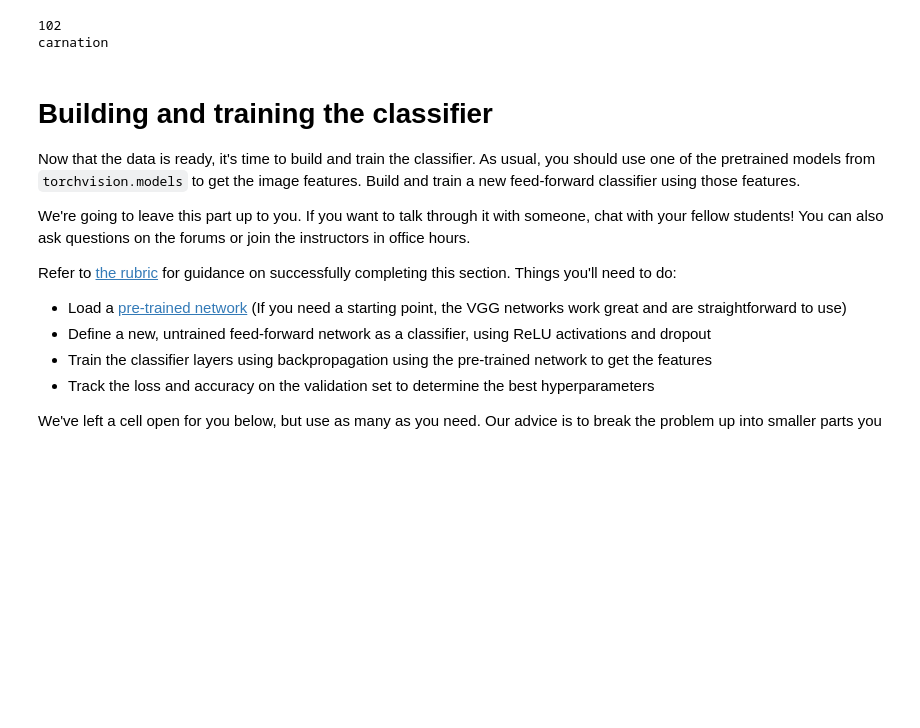
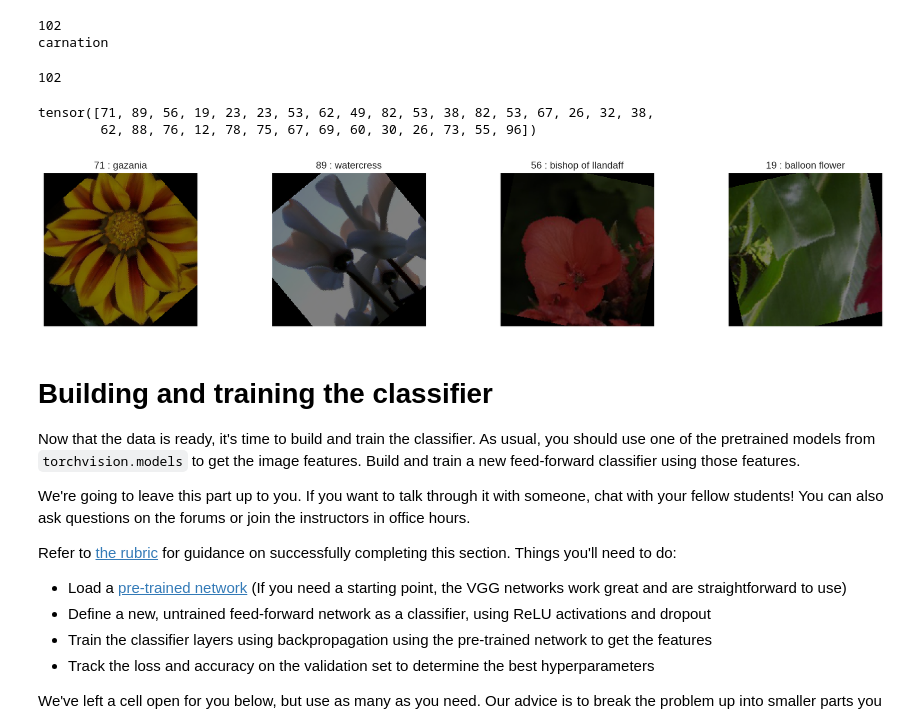
Before and after one commit to PaulaOlivio/pytorch_challenge, a Jupyter notebook: Image Classifier Project.ipynb, the cells around one changed output. Drawn from its saved outputs; the diff is of its cells as text; code cells hidden in the pictures; blank space fills up the shorter version.

```diff
--- a/Image Classifier Project.ipynb
+++ b/Image Classifier Project.ipynb
@@ -195,6 +203,34 @@ print(cat_to_name['31'])
 # %% [output]
 102
 carnation
+# %%
+classes = len(cat_to_name)
+print(classes)
+# %% [output]
+102
+# %%
+## Visualize some sample data  - #Amanda's code
+
+# obtain one batch of training images
+dataiter = iter(train_loader)
+images, labels = dataiter.next()
+images = images.numpy() # convert images to numpy for display
+print(labels)
+
+# plot the images in the batch, along with the corresponding labels
+fig = plt.figure(figsize=(100, 16))
+for idx in np.arange(4):
+    ax = fig.add_subplot(4, 20, idx+1, xticks=[], yticks=[])
+    image = ((np.transpose(images[idx], (1, 2, 0)) * std/2) + mean/2).clip(min=0)
+    #image = ((np.transpose(images[idx], (1, 2, 0)))).clip(min=0)
+    #image = image * norm_std + norm_mean
+    plt.imshow(image)
+    # labels = np.transpose(labels)
+    ax.set_title(str(labels[idx].item()) + ' : ' + cat_to_name[str(labels[idx].item())])
+# %% [output]
+tensor([71, 89, 56, 19, 23, 23, 53, 62, 49, 82, 53, 38, 82, 53, 67, 26, 32, 38,
+        62, 88, 76, 12, 78, 75, 67, 69, 60, 30, 26, 73, 55, 96])
+[figure, added]
 # %% [markdown]
 # Building and training the classifier
 
```
Also changed, not shown: parts of 25 cells of this notebook.
